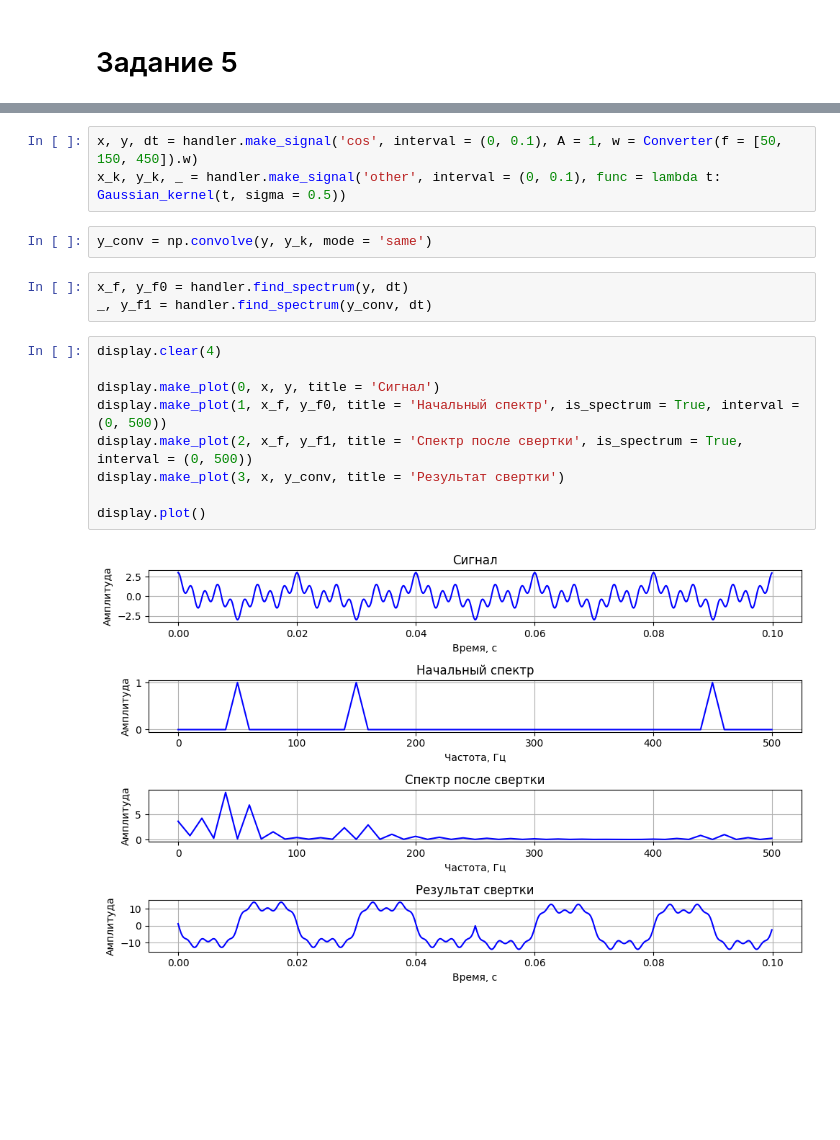
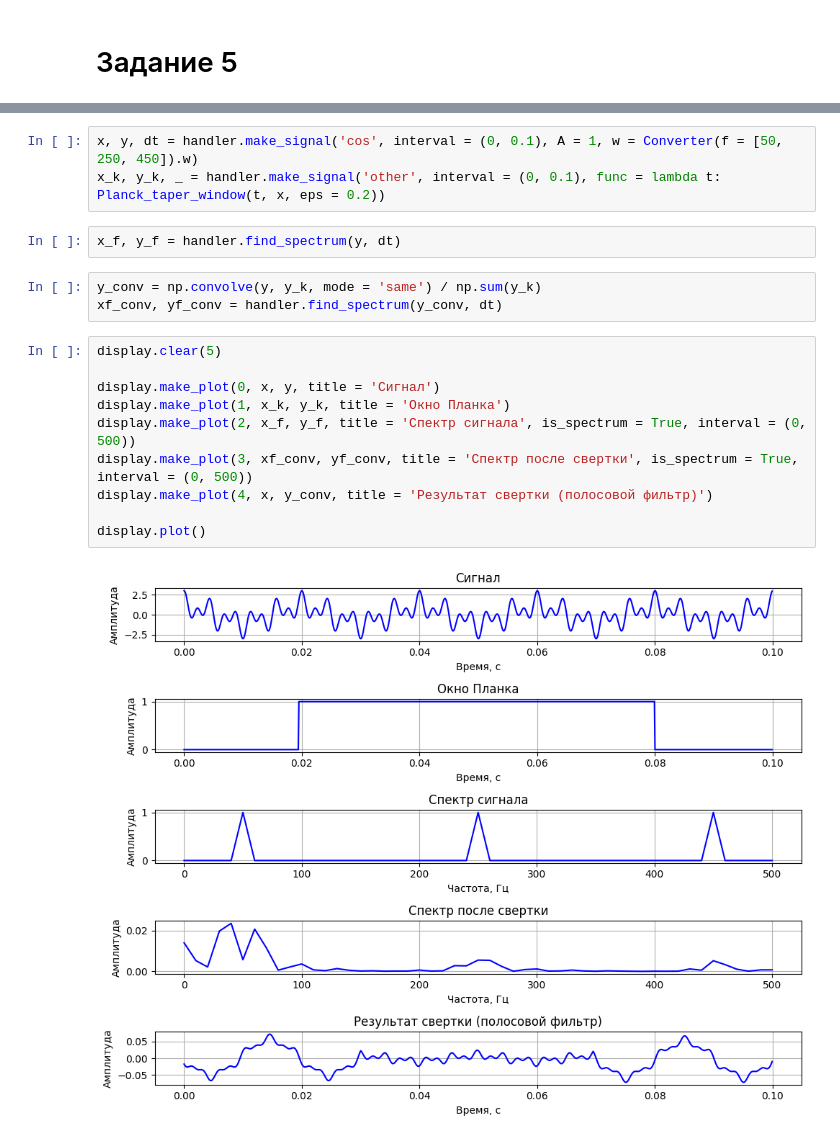
Before and after one commit to HerrPhoton/Digital-signal-processing, a Jupyter notebook: Lab5.ipynb, the cells around one changed output, grey strips where cells are left out. Saved outputs shown, nothing was run; the diff lists cells and outputs as text; blank space fills up the shorter version.

```diff
--- a/Lab5.ipynb
+++ b/Lab5.ipynb
@@ -137,19 +213,20 @@ display.plot()
 # %%
-x, y, dt = handler.make_signal('cos', interval = (0, 0.1), A = 1, w = Converter(f = [50, 150, 450]).w)
-x_k, y_k, _ = handler.make_signal('other', interval = (0, 0.1), func = lambda t: Gaussian_kernel(t, sigma = 0.5))
+x, y, dt = handler.make_signal('cos', interval = (0, 0.1), A = 1, w = Converter(f = [50, 250, 450]).w)
+x_k, y_k, _ = handler.make_signal('other', interval = (0, 0.1), func = lambda t: Planck_taper_window(t, x, eps = 0.2))
+# %%
+x_f, y_f = handler.find_spectrum(y, dt)
 # %%
-y_conv = np.convolve(y, y_k, mode = 'same')
+y_conv = np.convolve(y, y_k, mode = 'same') / np.sum(y_k)
+xf_conv, yf_conv = handler.find_spectrum(y_conv, dt)
-# %%
-x_f, y_f0 = handler.find_spectrum(y, dt)
-_, y_f1 = handler.find_spectrum(y_conv, dt)
 # %%
-display.clear(4)
+display.clear(5)
 
 display.make_plot(0, x, y, title = 'Сигнал')
-display.make_plot(1, x_f, y_f0, title = 'Начальный спектр', is_spectrum = True, interval = (0, 500))
-display.make_plot(2, x_f, y_f1, title = 'Спектр после свертки', is_spectrum = True, interval = (0, 500))
-display.make_plot(3, x, y_conv, title = 'Результат свертки')
+display.make_plot(1, x_k, y_k, title = 'Окно Планка')
+display.make_plot(2, x_f, y_f, title = 'Спектр сигнала', is_spectrum = True, interval = (0, 500))
+display.make_plot(3, xf_conv, yf_conv, title = 'Спектр после свертки', is_spectrum = True, interval = (0, 500))
+display.make_plot(4, x, y_conv, title = 'Результат свертки (полосовой фильтр)')
 
 display.plot()
 # %% [output]
-[figure, old version]
+[figure, new version]
```
Also changed, not shown: parts of 22 cells of this notebook, 1 other file.
